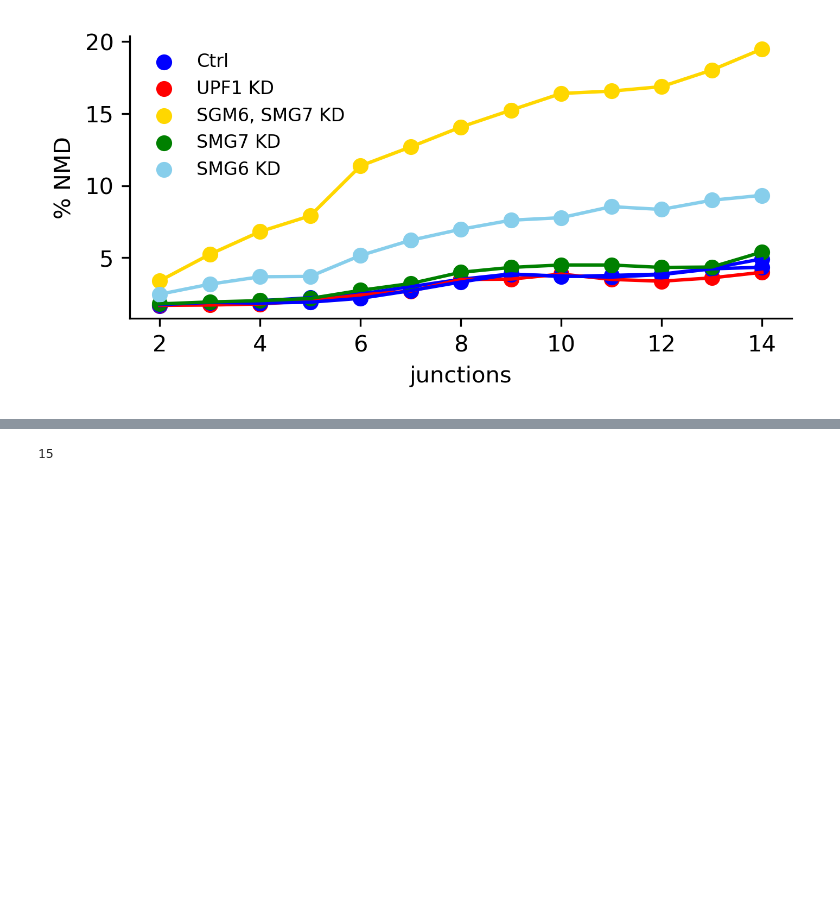
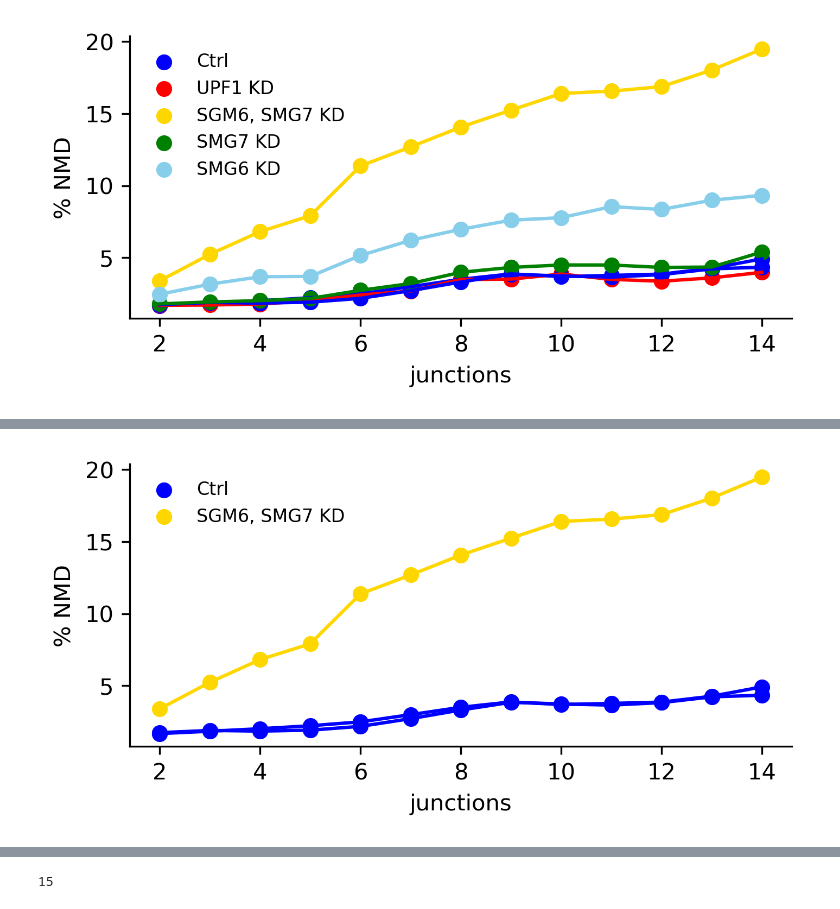
Before and after one commit to bfairkun/ChromatinSplicingQTLs, a Jupyter notebook: analysis/20230413_Fig1_long_reads.ipynb, the cells around one changed output, grey strips where cells are left out. Cells and saved outputs as stored; diff of their text form; code cells hidden in the pictures; blank space fills up the shorter version.

```diff
--- a/analysis/20230413_Fig1_long_reads.ipynb
+++ b/analysis/20230413_Fig1_long_reads.ipynb
@@ -449,2 +473,42 @@ chRNA5_junc, chRNA5_NMD_reads = wrap_junc(
+# %%
+juncs_to_remove = ['chr17:81510329-81510479:-','chr5:181241639-181242170:+', 'chr5:181241639-181242170:-']
+
+
+juncs_to_remove = ['chr17:81510329-81510479:-','chr5:181241639-181242170:+', 'chr5:181241639-181242170:-']
+
+ctrl1_junc, ctrl1_NMD_reads = wrap_junc(
+    '../code/LongReads/Junctions/CTRL1_shRNA.SAMEA8691110.annotated.junc.gz',
+                                    juncs_to_remove = juncs_to_remove)
+
+juncs_to_remove = ['chr17:81510329-81510479:-','chr5:181241639-181242170:+', 'chr5:181241639-181242170:-']
+
+ctrl2_junc, ctrl2_NMD_reads = wrap_junc(
+    '../code/LongReads/Junctions/CTRL2_shRNA.SAMEA8691111.annotated.junc.gz',
+                                    juncs_to_remove = juncs_to_remove)
+
+juncs_to_remove = ['chr17:81510329-81510479:-','chr5:181241639-181242170:+', 'chr5:181241639-181242170:-']
+
+smg_junc, smg_NMD_reads = wrap_junc(
+    '../code/LongReads/Junctions/SMG6_SMG7_shRNA.SAMEA8691113.annotated.junc.gz',
+                                    juncs_to_remove = juncs_to_remove)
+
+fig, ax = plt.subplots(figsize=(5.25, 2.25), dpi=300)
+
+ax.scatter(range(2, len(ctrl1_NMD_reads)+1), np.array(ctrl1_NMD_reads[1:])*100, c='blue', label='Ctrl')
+ax.scatter(range(2, len(ctrl1_NMD_reads)+1), np.array(ctrl2_NMD_reads[1:])*100, c='blue')
+ax.scatter(range(2, len(ctrl1_NMD_reads)+1), np.array(smg_NMD_reads[1:])*100, c='gold', label ='SGM6, SMG7 KD')
+
+ax.plot(range(2, len(ctrl1_NMD_reads)+1), np.array(ctrl1_NMD_reads[1:])*100, c='blue')
+ax.plot(range(2, len(ctrl1_NMD_reads)+1), np.array(ctrl2_NMD_reads[1:])*100, c='blue')
+ax.plot(range(2, len(ctrl1_NMD_reads)+1), np.array(smg_NMD_reads[1:])*100, c='gold',)
+
+plt.legend(frameon=False, fontsize=8)
+ax.set_xlabel('junctions')
+ax.set_ylabel('% NMD')
+
+ax.spines['right'].set_visible(False)
+ax.spines['top'].set_visible(False)
+# %% [output]
+[figure, added]
 # %%
 figsize = (5.25, 5.25)
```
Also changed, not shown: parts of 26 cells of this notebook, 7 other files.
